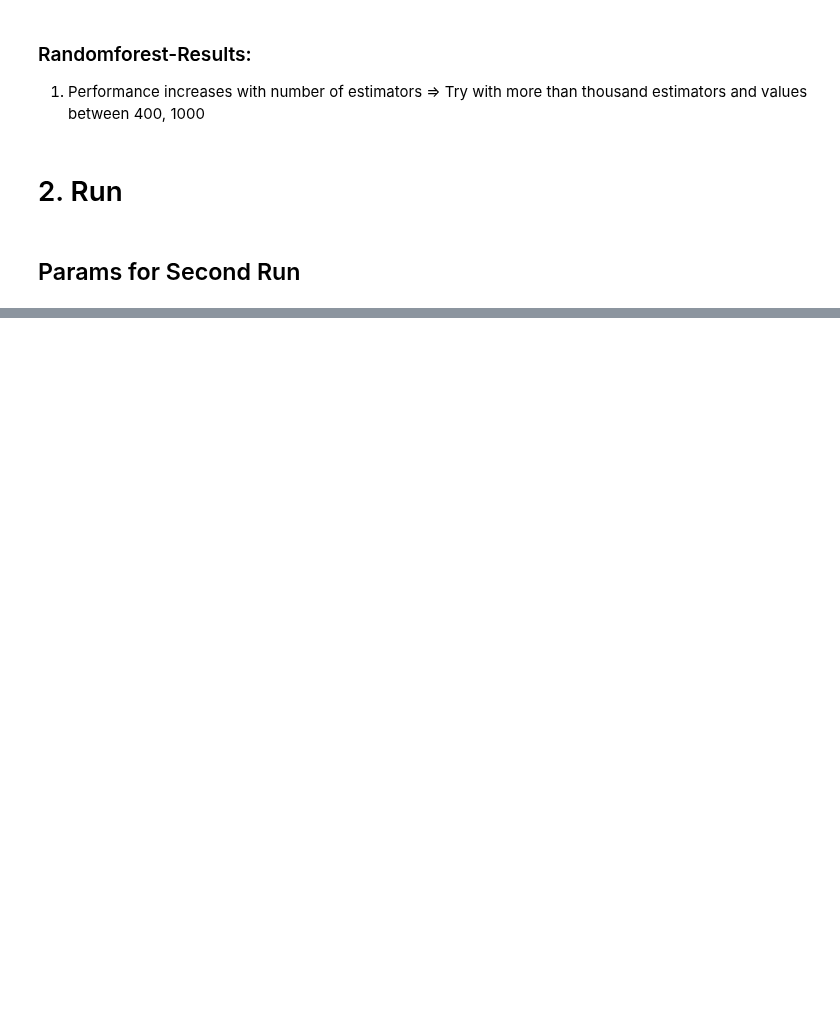
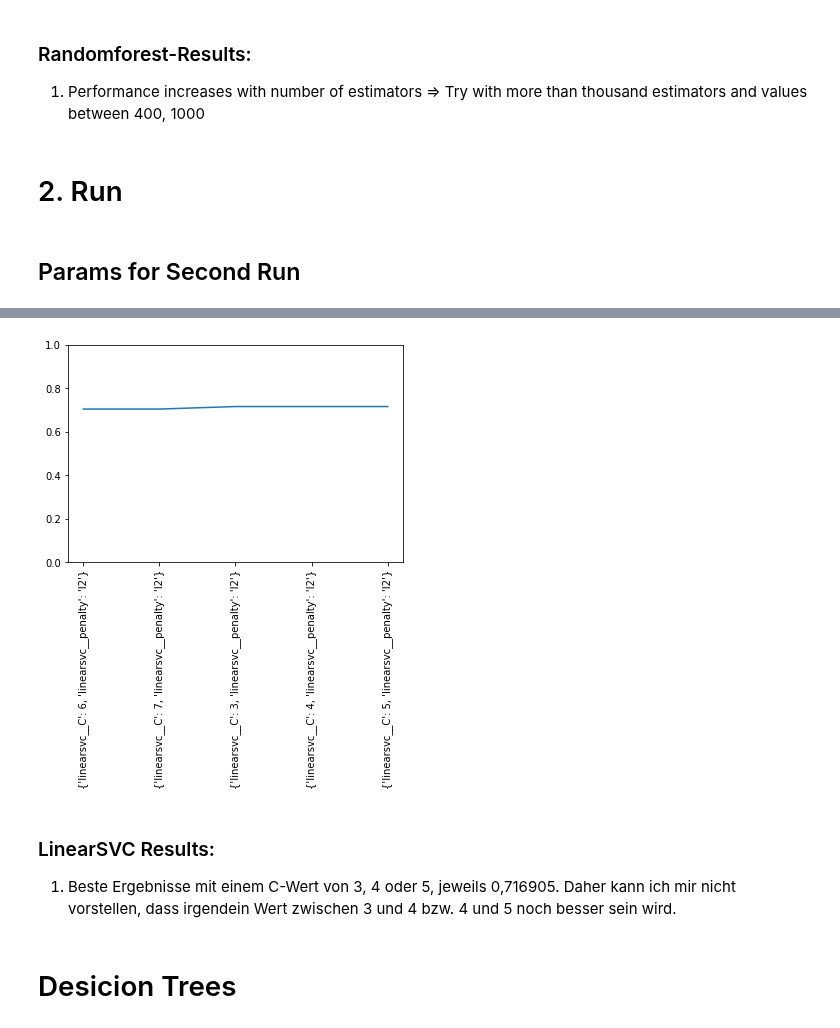
Before and after one commit to LennartKeller/TextklassifikationsProjekt2019, a Jupyter notebook: ReadHyperparamTuningResults.ipynb, the cells around one changed output, grey strips where cells are left out. Drawn from its saved outputs; the diff is of its cells as text; code cells hidden in the pictures; blank space fills up the shorter version.

```diff
--- a/ReadHyperparamTuningResults.ipynb
+++ b/ReadHyperparamTuningResults.ipynb
@@ -255,0 +342,14 @@ all_pipes_params = [logreg, svm, dectree, randomforest, nb]
+# %%
+plot_df = svm_results2.sort_values('mean_test_score', ascending=True)
+plt.plot(list(range(len(plot_df))), plot_df.mean_test_score)
+plt.xticks(list(range(len(plot_df))), list(map(str, plot_df.params)), rotation=90)
+plt.ylim(0,1)
+plt.show()
+# %% [output]
+[figure, added]
+# %% [markdown]
+### LinearSVC Results:
+
+1. Beste Ergebnisse mit einem C-Wert von 3, 4 oder 5, jeweils 0,716905. Daher kann ich mir nicht vorstellen, dass irgendein Wert zwischen 3 und 4 bzw. 4 und 5 noch besser sein wird.
+# %% [markdown]
+# Desicion Trees
```
Also changed, not shown: parts of 30 cells of this notebook.
